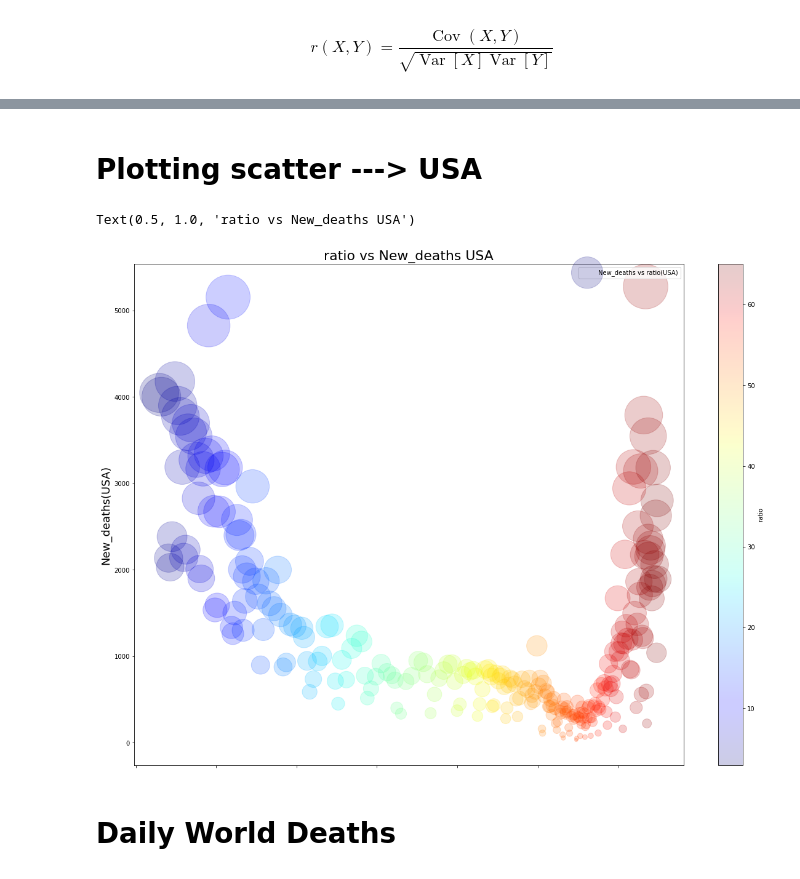
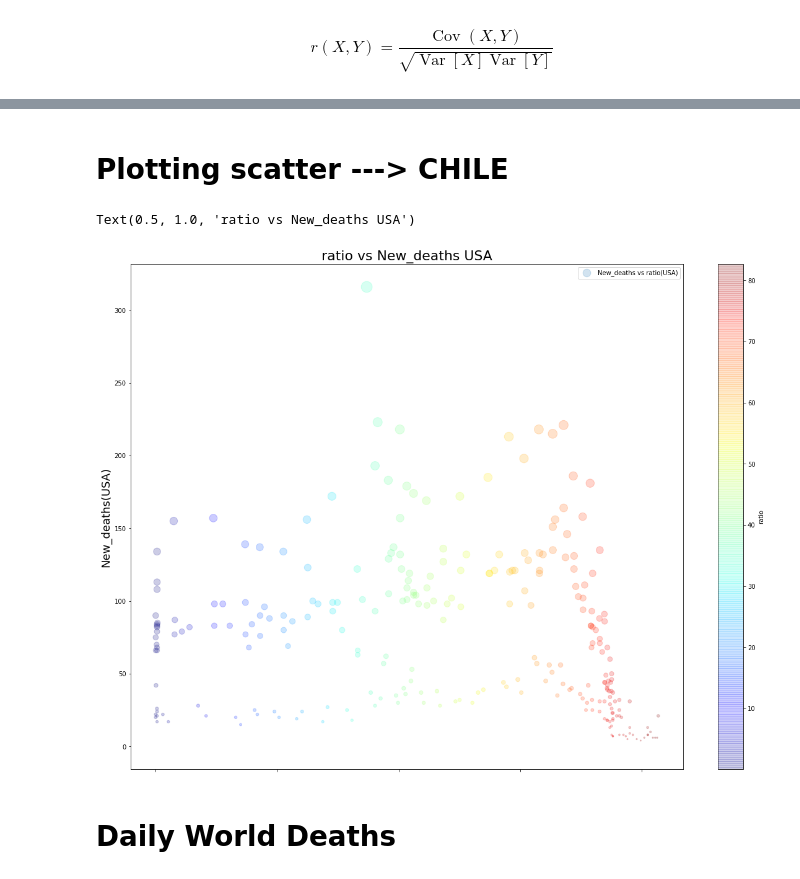
Before and after one commit to ijarpa/ijarpa, a Jupyter notebook: Covid_Chile/liner-regression-vaccination-mortality-analysis.ipynb, the cells around one changed output, grey strips where cells are left out. Cells and saved outputs as stored; diff of their text form; code cells hidden in the pictures.

```diff
--- a/Covid_Chile/liner-regression-vaccination-mortality-analysis.ipynb
+++ b/Covid_Chile/liner-regression-vaccination-mortality-analysis.ipynb
@@ -40,3 +31,6 @@ df.head()
+# %%
+countries = df.groupby('country')
+chile = countries.get_group('Chile')
 # %% [markdown]
 # Basic Information of Data
 # %%
@@ -87,13 +81,4 @@ msgo.matrix(df)
 # %% [markdown]
 ## Delete Unnamed column
 # %%
-# Control + Alt para comentar todas las filas
-#df.columns
-#for col in df.columns:
-#    if col.startswith('Unnamed'):
-#        del df[col]
-
-# Otra forma de eliminar columnas
-df = df.drop(['Unnamed: 0'], axis=1)
-
-df.head()
+chile = chile.drop(['Unnamed: 0'], axis=1)
@@ -123,10 +98,6 @@ df.describe(include='O')
 # %% [markdown]
 ## Ratio of people fully vaccinated
 # %%
-#total population in this dataset
-#total_population = df['population'].unique().sum()
-#total_population
-
-# Agrupar datos solo para Chile
-grupos = df.groupby('country')
-chile = grupos.get_group('Chile')
+#total population in Chile
+total_population_chile = chile['population'].max()
+total_population_chile
@@ -284,26 +228,25 @@ plt.yticks(rotation=90)
 # %% [markdown]
-# Plotting scatter ---> USA
+# Plotting scatter ---> CHILE
 # %%
-df_usa = df[df['country']=='United States of America']
-df_usa.plot(
+chile.plot(
     kind='scatter',
     x='ratio',
     y='New_deaths',
     label='New_deaths vs ratio(USA)',
     alpha=0.2,
     figsize=(20,15),
-    s=df_usa['New_deaths'],
+    s=chile['New_deaths'],
     c='ratio',
     cmap=plt.get_cmap('jet'),
     colorbar=True)
 
 plt.xlabel('ratio(%)',fontsize=15)
 plt.ylabel('New_deaths(USA)',fontsize=18)
-plt.title('ratio vs New_deaths USA',fontsize=22)
+plt.title('ratio vs New_deaths CHILE',fontsize=22)
 # The radius of each circle represents the district’s population (option s), and the color represents the price (option c).
 # %% [output]
 Text(0.5, 1.0, 'ratio vs New_deaths USA')
-[figure, old version]
+[figure, new version]
 # %% [markdown]
 # Daily World Deaths
 # %%
```
Also changed, not shown: parts of 27 cells of this notebook.
